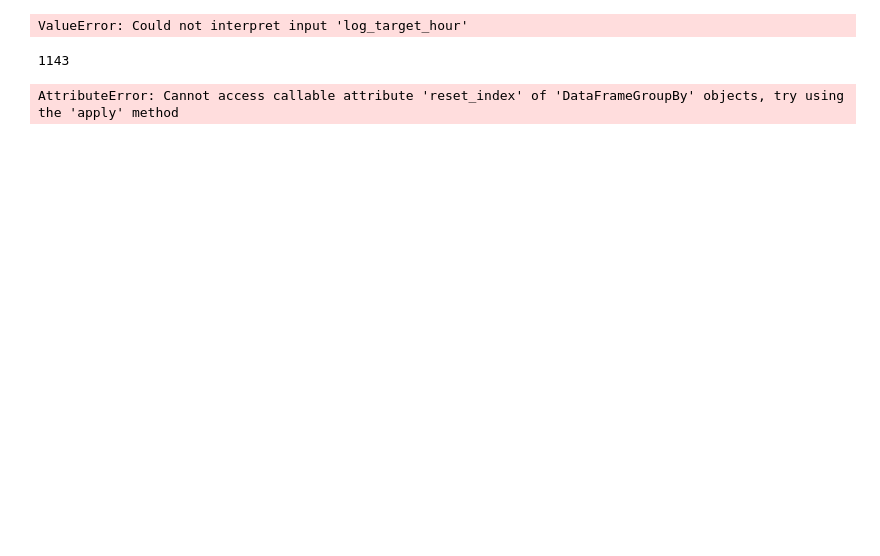
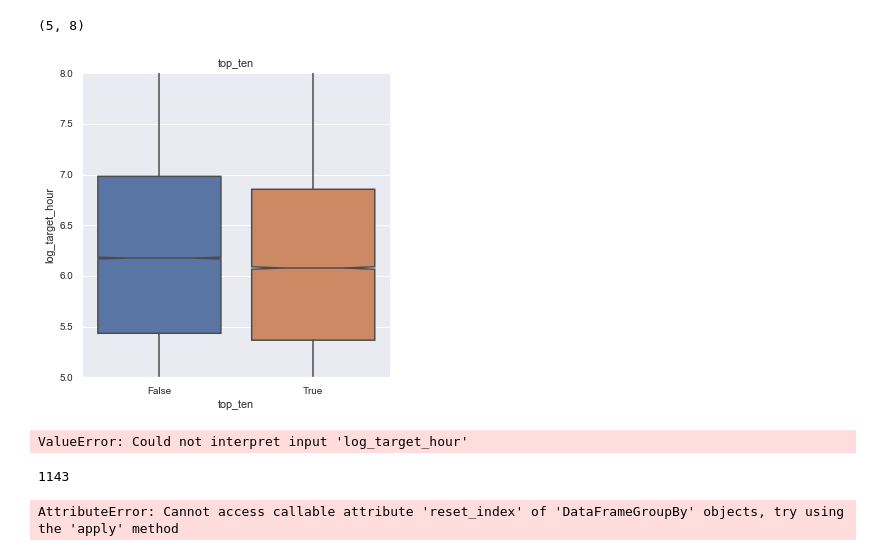
Before and after one commit to ameliakimball/insight, a Jupyter notebook: EDA_for_MWpet_data.ipynb, the cells around one changed output. Drawn from its saved outputs; the diff is of its cells as text; code cells hidden in the pictures; blank space fills up the shorter version.

```diff
--- a/EDA_for_MWpet_data.ipynb
+++ b/EDA_for_MWpet_data.ipynb
@@ -101,3 +101,12 @@ plt.show(plot)
+# %%
+
+
+sns.catplot(x="top_ten", y="log_target_hour", kind="box", notch = True, data=petdat);
+plt.title("top_ten")
+plt.ylim(5,8)
+# %% [output]
+(5, 8)
+[figure, added]
 # %%
 
 # plot
```
Also changed, not shown: parts of 2 cells of this notebook, 50 other files.
